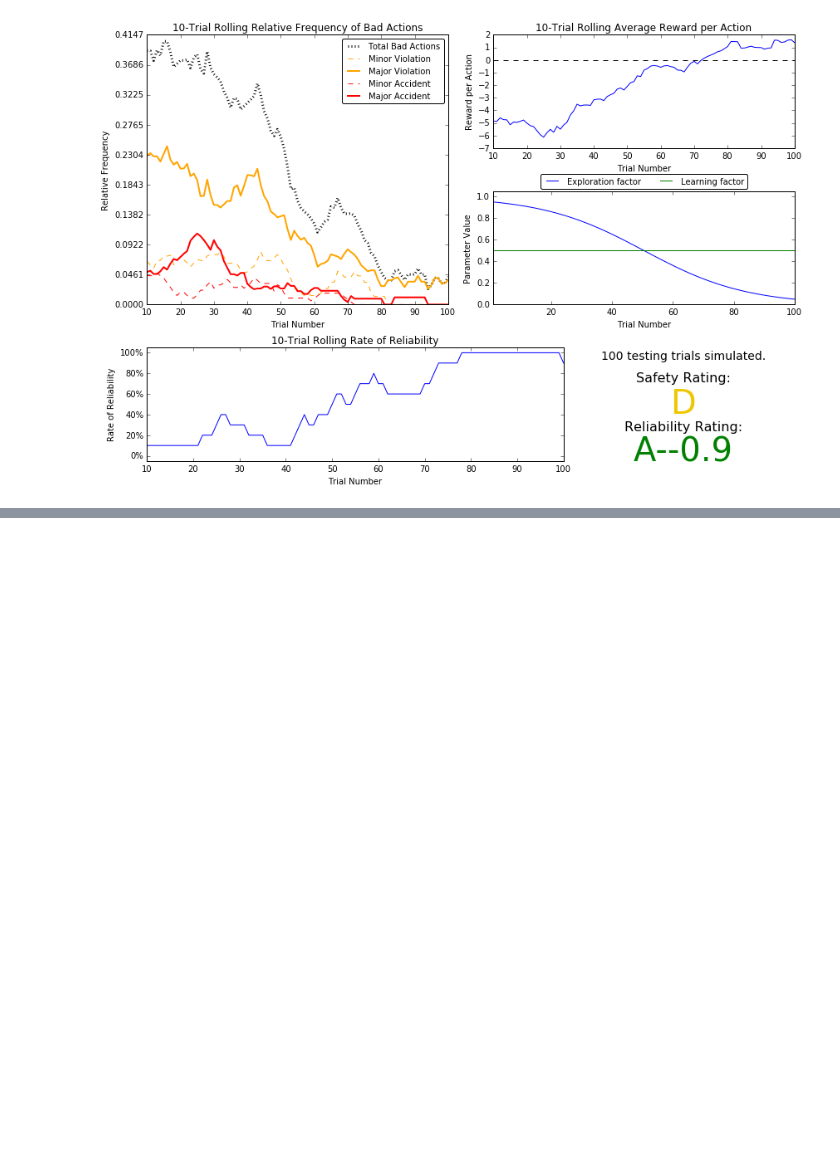
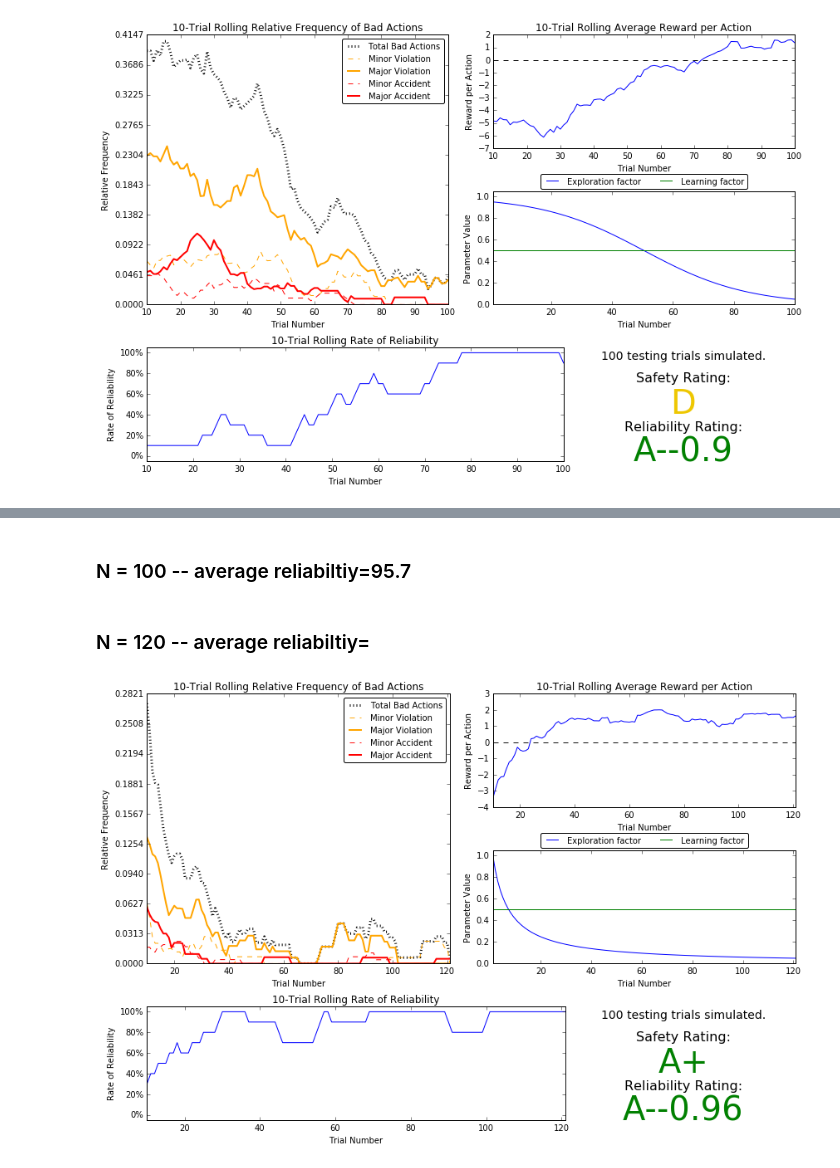
Before and after one commit to alextrickey/smartcab, a Jupyter notebook: round3_untransformed_features.ipynb, the cells around one changed output, grey strips where cells are left out. Drawn from its saved outputs; the diff is of its cells as text; code cells hidden in the pictures; blank space fills up the shorter version.

```diff
--- a/round3_untransformed_features.ipynb
+++ b/round3_untransformed_features.ipynb
@@ -89,0 +101,9 @@ vs.plot_trials('sim_improved-learning.csv')
+# %% [markdown]
+### N = 100 -- average reliabiltiy=95.7
+# %% [markdown]
+### N = 120 -- average reliabiltiy=
+# %%
+#Logistic, alpha=0.5, seed 1
+vs.plot_trials('sim_improved-learning.csv')
+# %% [output]
+[figure, added]
```
Also changed, not shown: parts of 30 cells of this notebook, 2 other files.
